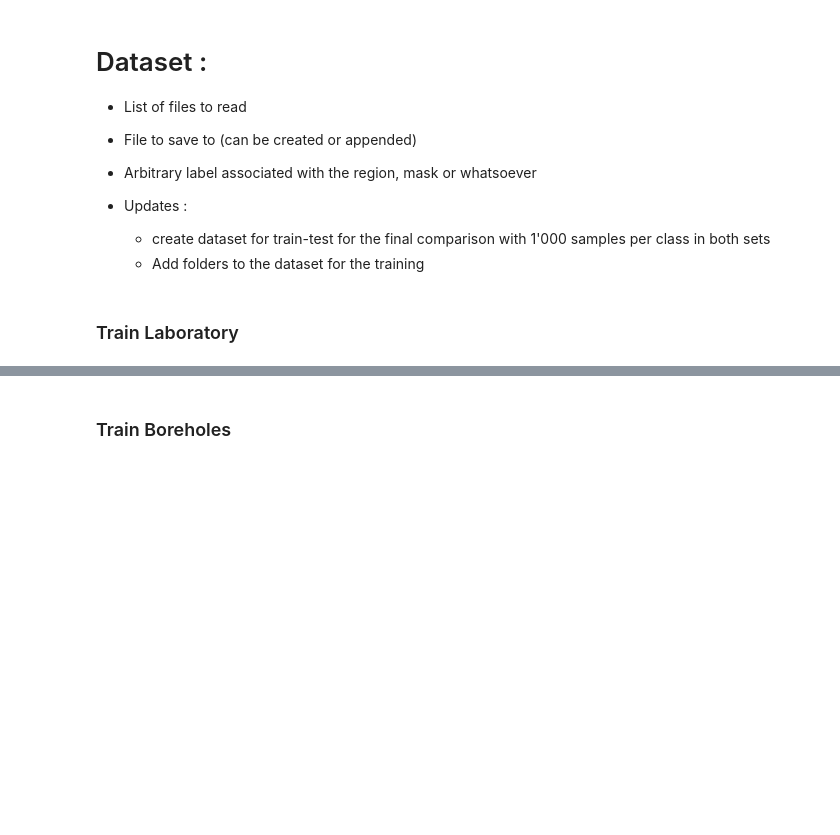
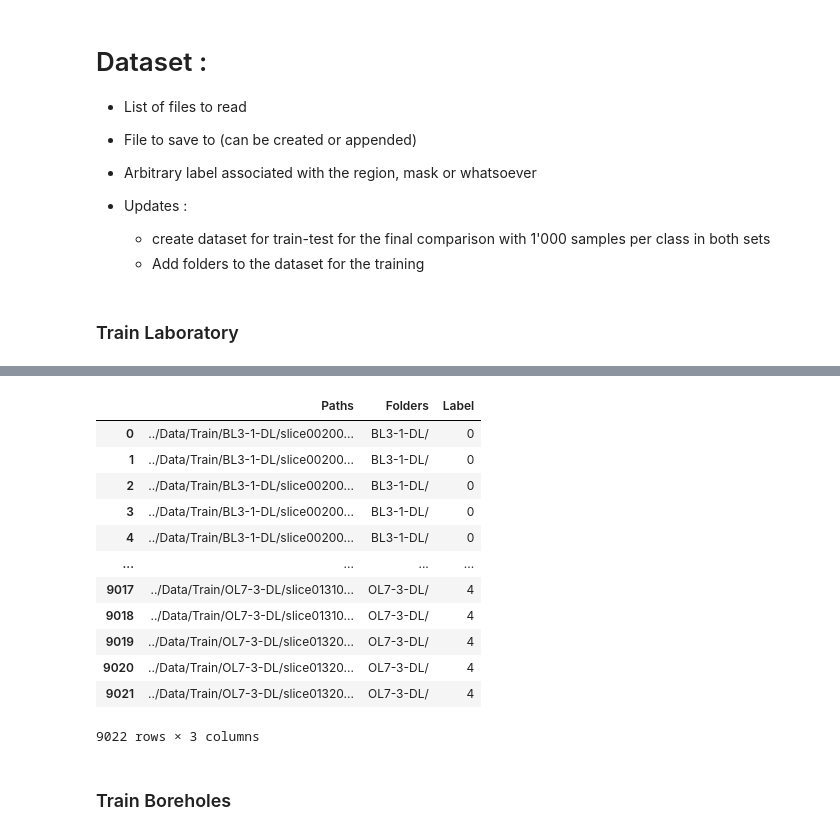
Before and after one commit to nfholsen/Rock_Cuttings_Characterisation, a Jupyter notebook: Cuttings_Characterisation/Dataset/dev.ipynb, the cells around one changed output, grey strips where cells are left out. Cells and saved outputs as stored; diff of their text form; code cells hidden in the pictures; blank space fills up the shorter version.

```diff
--- a/Cuttings_Characterisation/Dataset/dev.ipynb
+++ b/Cuttings_Characterisation/Dataset/dev.ipynb
@@ -69,6 +69,22 @@ df_train
 # %%
 df_train_bbox = df_train.loc[df_train.Paths.str.find('bbox',start=-16) > -1, :].reset_index(drop=True)
 df_train_mar = df_train.loc[df_train.Paths.str.find('mar',start=-16) > -1, :].reset_index(drop=True)
+# %%
+df_train_mar
+# %% [output]
+|  | Paths | Folders | Label |
+| 0 | ../Data/Train/BL3-1-DL/slice00200... | BL3-1-DL/ | 0 |
+| 1 | ../Data/Train/BL3-1-DL/slice00200... | BL3-1-DL/ | 0 |
+| 2 | ../Data/Train/BL3-1-DL/slice00200... | BL3-1-DL/ | 0 |
+| 3 | ../Data/Train/BL3-1-DL/slice00200... | BL3-1-DL/ | 0 |
+| 4 | ../Data/Train/BL3-1-DL/slice00200... | BL3-1-DL/ | 0 |
+| ... | ... | ... | ... |
+| 9017 | ../Data/Train/OL7-3-DL/slice01310... | OL7-3-DL/ | 4 |
+| 9018 | ../Data/Train/OL7-3-DL/slice01310... | OL7-3-DL/ | 4 |
+| 9019 | ../Data/Train/OL7-3-DL/slice01320... | OL7-3-DL/ | 4 |
+| 9020 | ../Data/Train/OL7-3-DL/slice01320... | OL7-3-DL/ | 4 |
+| 9021 | ../Data/Train/OL7-3-DL/slice01320... | OL7-3-DL/ | 4 |
+9022 rows × 3 columns
 # %%
 # Loop groupby label and every combination of folders
 lists = [i for folders_all in df_train_mar.groupby(by='Label')['Folders'].unique().to_list() for i in combinations(folders_all,r=2)]
```
Also changed, not shown: parts of 9 cells of this notebook, 17 other files.
